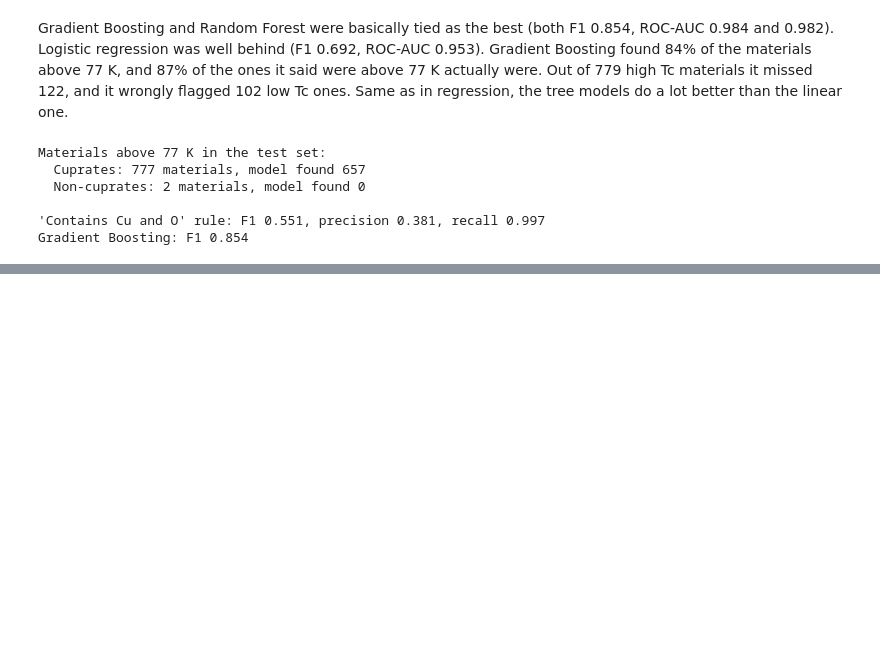
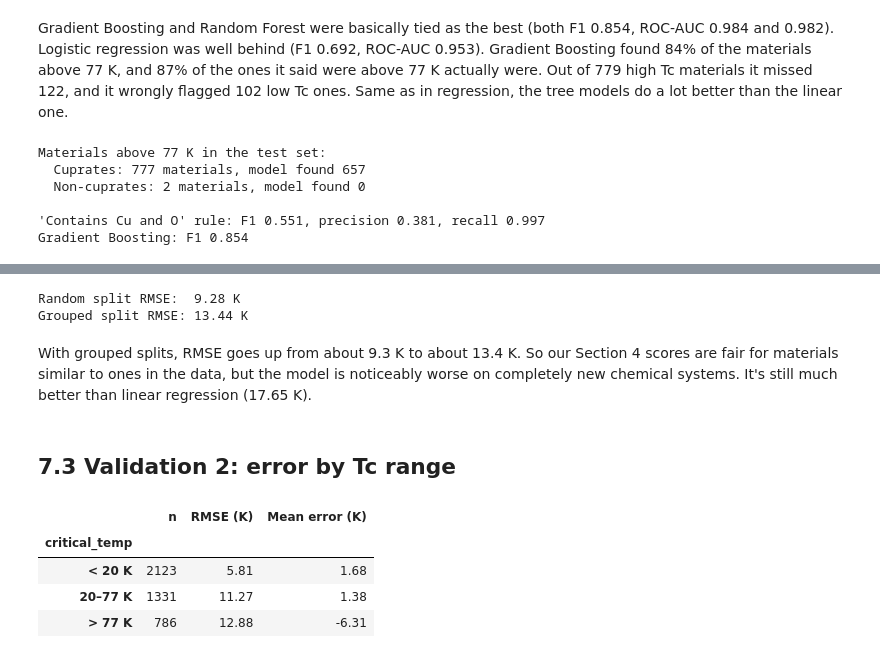
Before and after one commit to SeanCross65/Data-Analytics-Data-Mining, a Jupyter notebook: SuperConductivity.ipynb, the cells around one changed output, grey strips where cells are left out. Cells and saved outputs as stored; diff of their text form; code cells hidden in the pictures; blank space fills up the shorter version.

```diff
--- a/SuperConductivity.ipynb
+++ b/SuperConductivity.ipynb
@@ -1019,0 +721,36 @@ https://doi.org/10.1038/nature14165
+# %%
+from sklearn.model_selection import GroupKFold
+
+# Group label = the elements in each material like Cu-O ect
+el_cols = um.columns.drop(["critical_temp", "material"])
+groups = um[el_cols].gt(0).apply(lambda r: "-".join(r.index[r]), axis=1)
+
+rf_cv = RandomForestRegressor(n_estimators=100, max_features="sqrt", n_jobs=-1, random_state=RANDOM_STATE)
+
+random_cv = cross_val_score(rf_cv, X, Y, cv=KFold(5, shuffle=True, random_state=RANDOM_STATE), scoring="neg_root_mean_squared_error")
+grouped_cv = cross_val_score(rf_cv, X, Y, cv=GroupKFold(5), groups=groups, scoring="neg_root_mean_squared_error")
+
+print(f"Random split RMSE:  {-random_cv.mean():.2f} K")
+print(f"Grouped split RMSE: {-grouped_cv.mean():.2f} K")
+# %% [output]
+Random split RMSE:  9.28 K
+Grouped split RMSE: 13.44 K
+# %% [markdown]
+With grouped splits, RMSE goes up from about 9.3 K to about 13.4 K. So our Section 4 scores are fair for materials similar to ones in the data, but the model is noticeably worse on completely new chemical systems. It's still much better than linear regression (17.65 K).
+# %% [markdown]
+## 7.3 Validation 2: error by Tc range
+# %%
+rf_pred = pd.Series(predictions["Random Forest"], index=Y_test.index)
+bands = pd.cut(Y_test, [0, 20, 77, 200], labels=["< 20 K", "20–77 K", "> 77 K"], include_lowest=True)
+
+pd.DataFrame({
+    "n": Y_test.groupby(bands, observed=False).size(),
+    "RMSE (K)": ((Y_test - rf_pred) ** 2).groupby(bands, observed=False).mean() ** 0.5,
+    "Mean error (K)": (rf_pred - Y_test).groupby(bands, observed=False).mean(),  # negative = under-predicts
+}).round(2)
+# %% [output]
+|  | n | RMSE (K) | Mean error (K) |
+| critical_temp |  |  |  |
+| < 20 K | 2123 | 5.81 | 1.68 |
+| 20–77 K | 1331 | 11.27 | 1.38 |
+| > 77 K | 786 | 12.88 | -6.31 |
```
Also changed, not shown: parts of 14 cells of this notebook.
